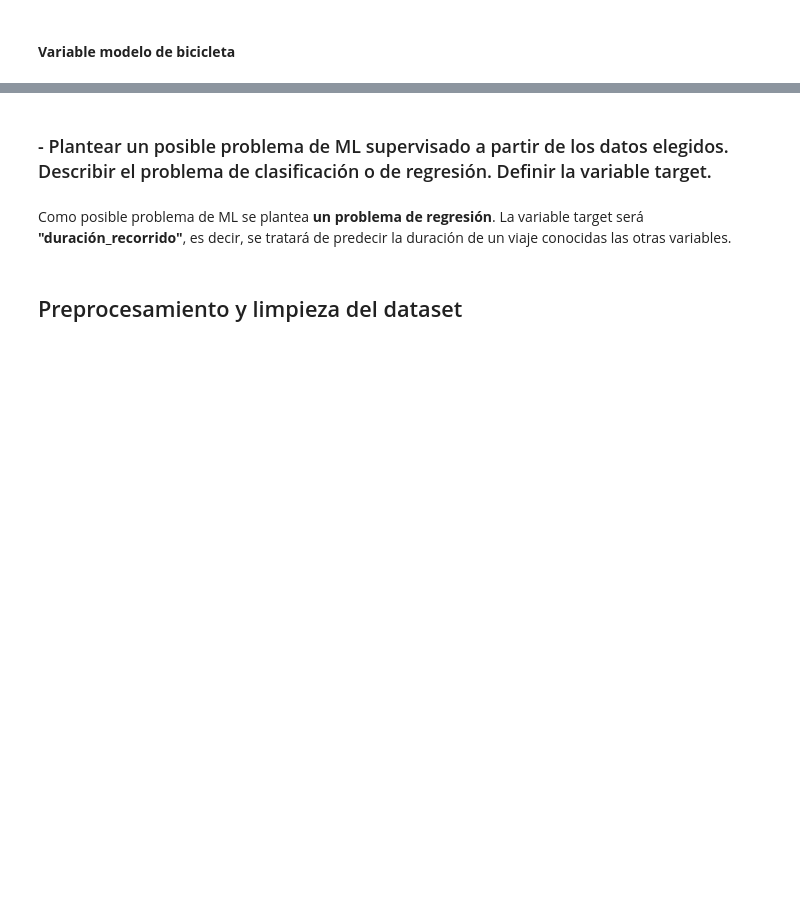
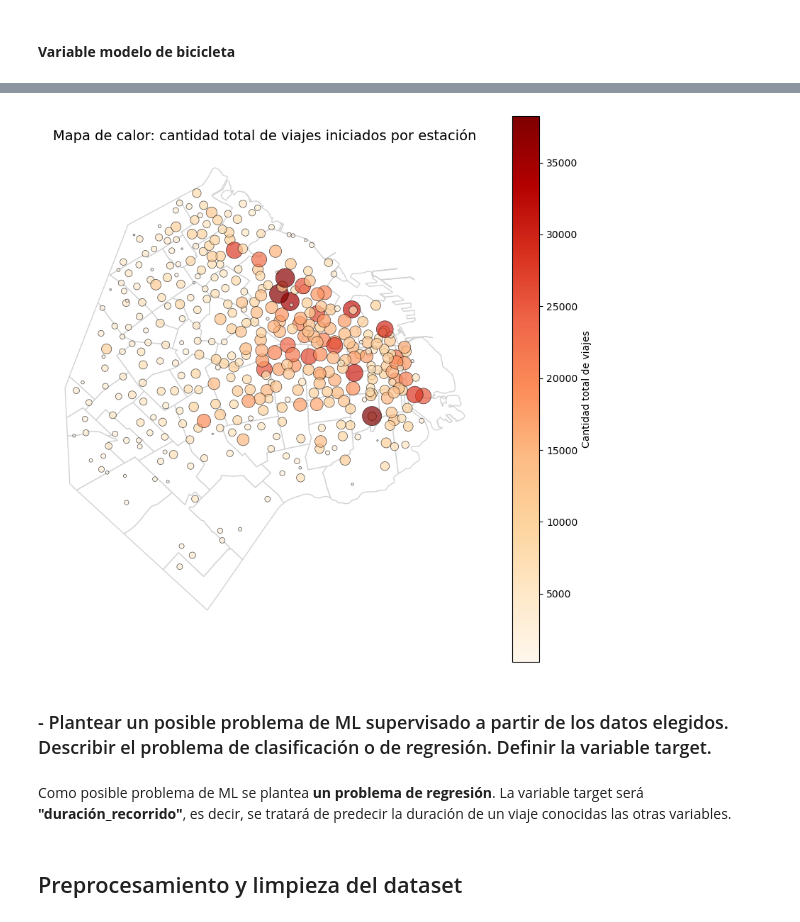
Before and after one commit to elianpinzas/add_tp_final, a Jupyter notebook: trabajo_final.ipynb, the cells around one changed output, grey strips where cells are left out. Drawn from its saved outputs; the diff is of its cells as text; code cells hidden in the pictures; blank space fills up the shorter version.

```diff
--- a/trabajo_final.ipynb
+++ b/trabajo_final.ipynb
@@ -326,3 +445,29 @@ plot_pie(
+# %%
+# Se crea el gráfico
+fig, ax = plt.subplots(figsize=(10, 10))
+
+# Se dibuja el fondo de los barrios en gris claro
+mapa_caba.plot(ax=ax, color='white', edgecolor='lightgrey')
+
+# Se dibujan las estaciones
+geo_estaciones.plot(
+    ax=ax,
+    column='total_viajes',
+    cmap='OrRd',       # Paleta de blanco a rojo oscuro
+    legend=True,       # Muestra la barra de escala de colores
+    markersize=geo_estaciones['total_viajes'] / 100, # Divisor para agrandar/achicar puntos
+    legend_kwds={'label': "Cantidad total de viajes", 'orientation': "vertical"},
+    alpha=0.7,
+    edgecolor='black',
+    linewidth=0.5
+)
+
+ax.set_title('Mapa de calor: cantidad total de viajes iniciados por estación', fontsize=14)
+ax.axis('off') # Se saca los ejes de latitud y longitud
+
+plt.show()
+# %% [output]
+[figure, added]
 # %% [markdown]
 ### - Plantear un posible problema de ML supervisado a partir de los datos elegidos. Describir el problema de clasificación o de regresión. Definir la variable target.
 # %% [markdown]
```
Also changed, not shown: parts of 8 cells of this notebook.
